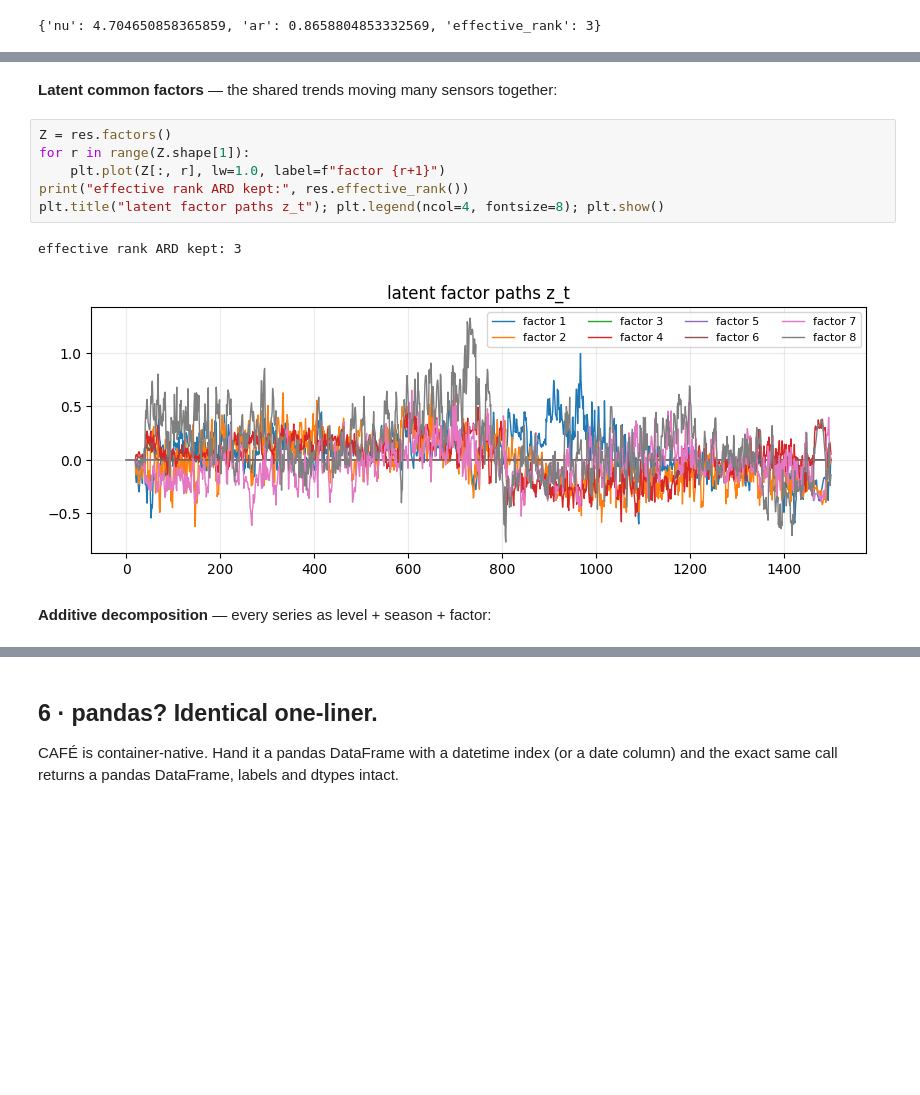
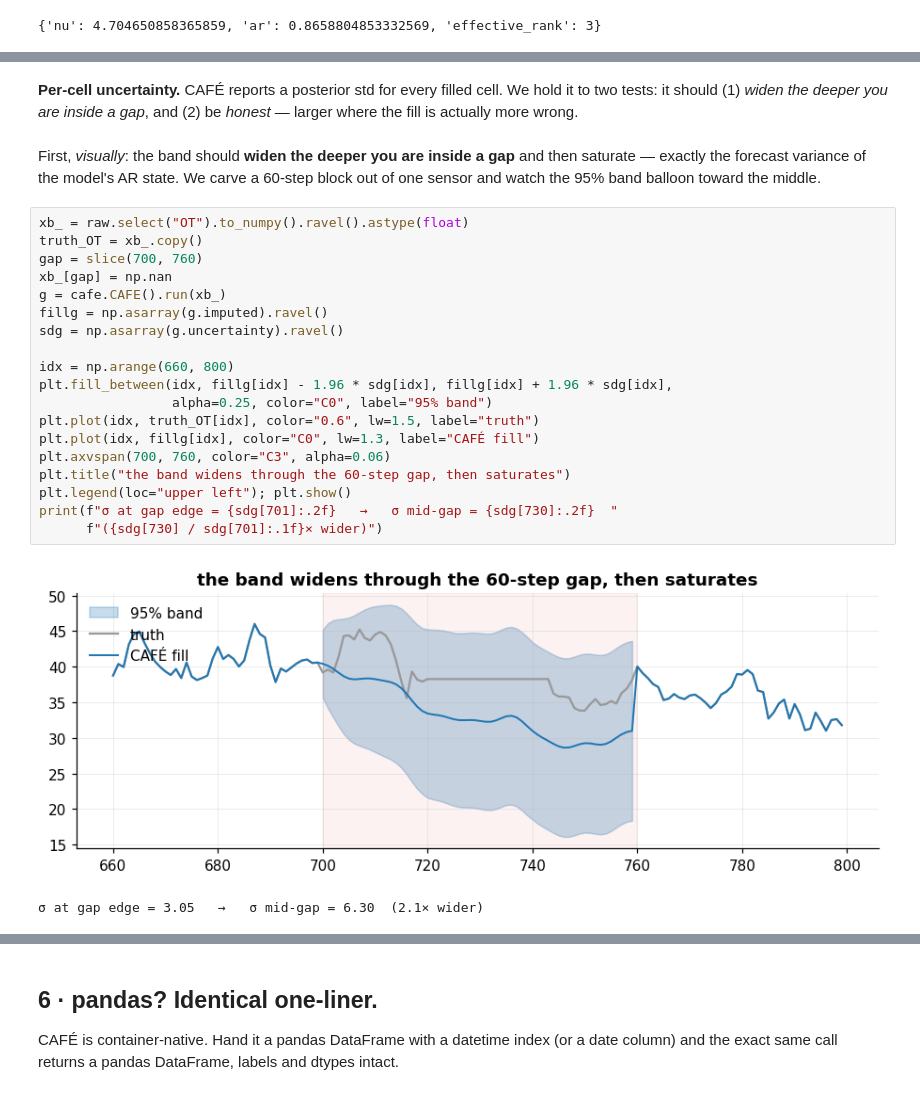
Before and after one commit to sovai-research/cafe, a Jupyter notebook: notebooks/cafe_tutorial.ipynb, the cells around one changed output, grey strips where cells are left out. Saved outputs shown, nothing was run; the diff lists cells and outputs as text; blank space fills up the shorter version.

```diff
--- a/notebooks/cafe_tutorial.ipynb
+++ b/notebooks/cafe_tutorial.ipynb
@@ -189,13 +177,30 @@ plt.title("per-time anomaly score (1 = strongly down-weighted)"); plt.ylim(0, 1)
-# %% [markdown]
-**Latent common factors** — the shared trends moving many sensors together:
-# %%
-Z = res.factors()
-for r in range(Z.shape[1]):
-    plt.plot(Z[:, r], lw=1.0, label=f"factor {r+1}")
-print("effective rank ARD kept:", res.effective_rank())
-plt.title("latent factor paths z_t"); plt.legend(ncol=4, fontsize=8); plt.show()
-# %% [output]
-effective rank ARD kept: 3
-[figure, removed]
-# %% [markdown]
-**Additive decomposition** — every series as level + season + factor:
+# %% [markdown]
+**Per-cell uncertainty.** CAFÉ reports a posterior std for every filled cell. We hold it
+to two tests: it should (1) *widen the deeper you are inside a gap*, and (2) be *honest* —
+larger where the fill is actually more wrong.
+# %% [markdown]
+First, *visually*: the band should **widen the deeper you are inside a gap** and then
+saturate — exactly the forecast variance of the model's AR state. We carve a 60-step
+block out of one sensor and watch the 95% band balloon toward the middle.
+# %%
+xb_ = raw.select("OT").to_numpy().ravel().astype(float)
+truth_OT = xb_.copy()
+gap = slice(700, 760)
+xb_[gap] = np.nan
+g = cafe.CAFE().run(xb_)
+fillg = np.asarray(g.imputed).ravel()
+sdg = np.asarray(g.uncertainty).ravel()
+
+idx = np.arange(660, 800)
+plt.fill_between(idx, fillg[idx] - 1.96 * sdg[idx], fillg[idx] + 1.96 * sdg[idx],
+                 alpha=0.25, color="C0", label="95% band")
+plt.plot(idx, truth_OT[idx], color="0.6", lw=1.5, label="truth")
+plt.plot(idx, fillg[idx], color="C0", lw=1.3, label="CAFÉ fill")
+plt.axvspan(700, 760, color="C3", alpha=0.06)
+plt.title("the band widens through the 60-step gap, then saturates")
+plt.legend(loc="upper left"); plt.show()
+print(f"σ at gap edge = {sdg[701]:.2f}   →   σ mid-gap = {sdg[730]:.2f}  "
+      f"({sdg[730] / sdg[701]:.1f}× wider)")
+# %% [output]
+[figure, added]
+σ at gap edge = 3.05   →   σ mid-gap = 6.30  (2.1× wider)
```
Also changed, not shown: parts of 23 cells of this notebook, 5 other files.
